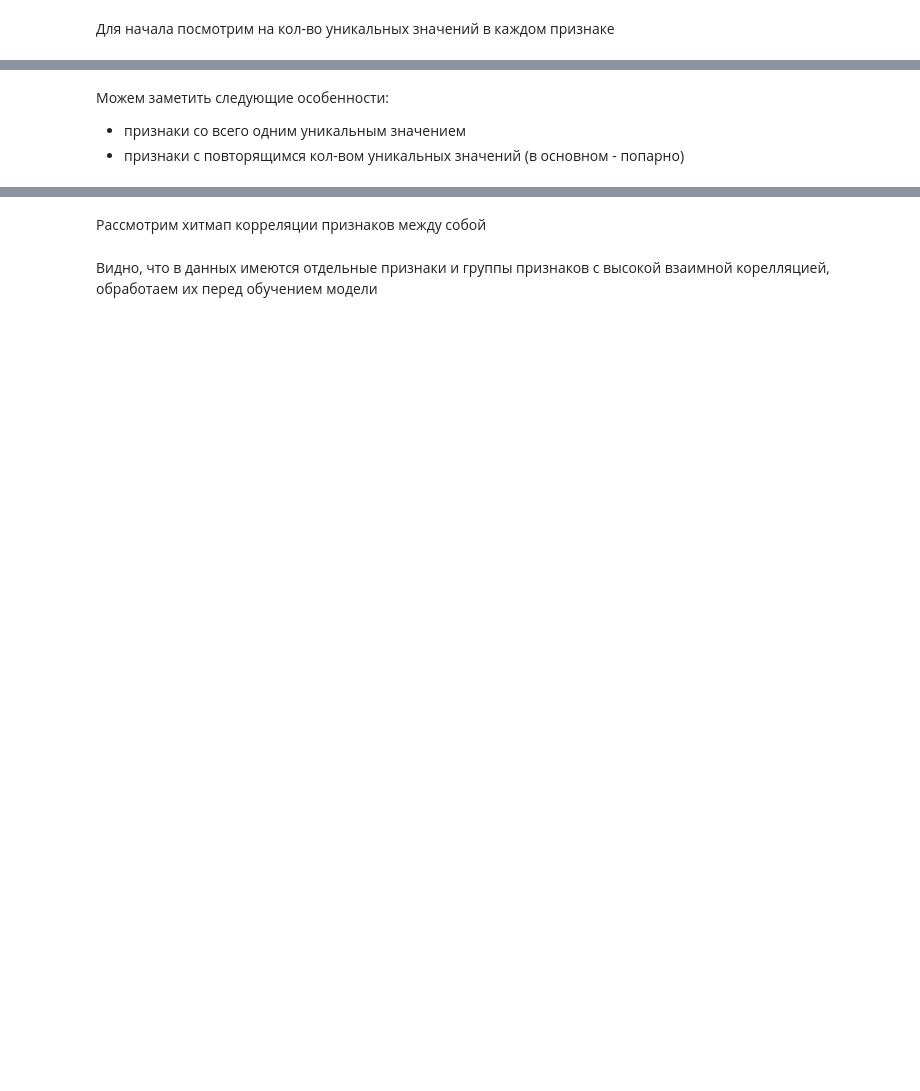
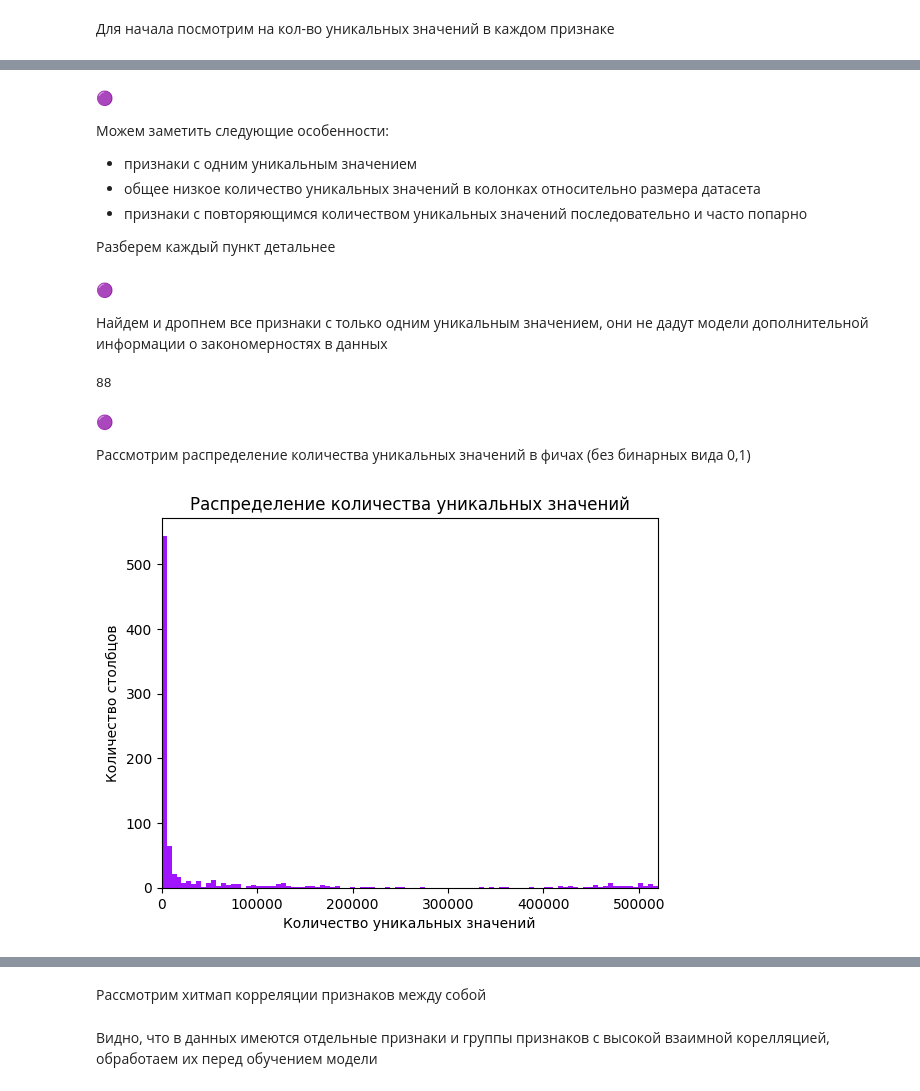
Before and after one commit to REU-DS-CLUB/purple_hack, a Jupyter notebook: EDA.ipynb, the cells around one changed output, grey strips where cells are left out. Drawn from its saved outputs; the diff is of its cells as text; code cells hidden in the pictures; blank space fills up the shorter version.

```diff
--- a/EDA.ipynb
+++ b/EDA.ipynb
@@ -148,7 +149,5 @@ df[['target', 'feature8']].corr()
 # %%
-# дропаем ненужные колонки
-
-df.drop(['id', 'target', 'sample_ml_new', 'feature756'
-         #'feature642',
-         ], axis=1, inplace=True)
+df.drop(['target', 'sample_ml_new'], axis=1, inplace=True) # TODO вынести в препроцессинг
+# %%
+df.drop(['feature756', 'feature642'], axis=1, inplace=True) # TODO вынести в препроцессинг
 # %% [markdown]
@@ -177,5 +178,10 @@ feature1076    131267
 dtype: int64
 # %% [markdown]
+🟣
+
 Можем заметить следующие особенности:
-- признаки со всего одним уникальным значением
-- признаки с повторящимся кол-вом уникальных значений (в основном - попарно)
+- признаки с одним уникальным значением
+- общее низкое количество уникальных значений в колонках относительно размера датасета
+- признаки с повторяющимся количеством уникальных значений последовательно и часто попарно
+
+Разберем каждый пункт детальнее
@@ -185,0 +188,24 @@ df.drop(df.columns[df.nunique() == 1].to_list(), axis=1, inplace=True)
+# %% [markdown]
+🟣
+
+Найдем и дропнем все признаки с только одним уникальным значением, они не дадут модели дополнительной информации о закономерностях в данных
+# %%
+print(len(df.columns[df.nunique() == 1].to_list()))
+
+df.drop(df.columns[df.nunique() == 1].to_list(), axis=1, inplace=True)
+# %% [output]
+88
+# %% [markdown]
+🟣
+
+Рассмотрим распределение количества уникальных значений в фичах (без бинарных вида 0,1)
+# %%
+plt.hist(df[df.columns[~(df.nunique() == 2)]].nunique(),
+         bins = 100)
+plt.title('Распределение количества уникальных значений')
+plt.xlabel('Количество уникальных значений')
+plt.ylabel('Количество столбцов')
+plt.xlim(0, df.shape[0])
+plt.show()
+# %% [output]
+[figure, added]
```
Also changed, not shown: parts of 86 cells of this notebook.
